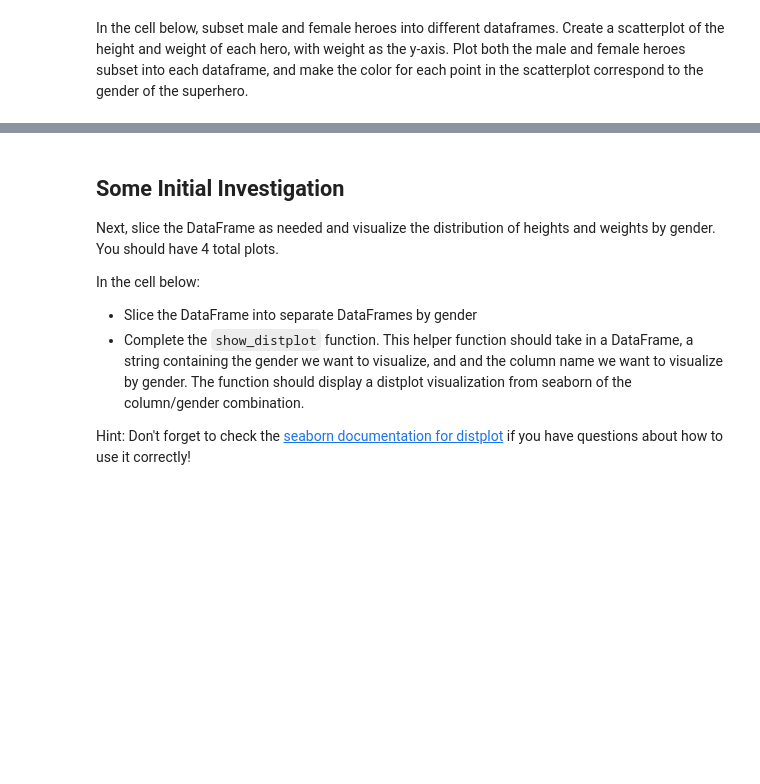
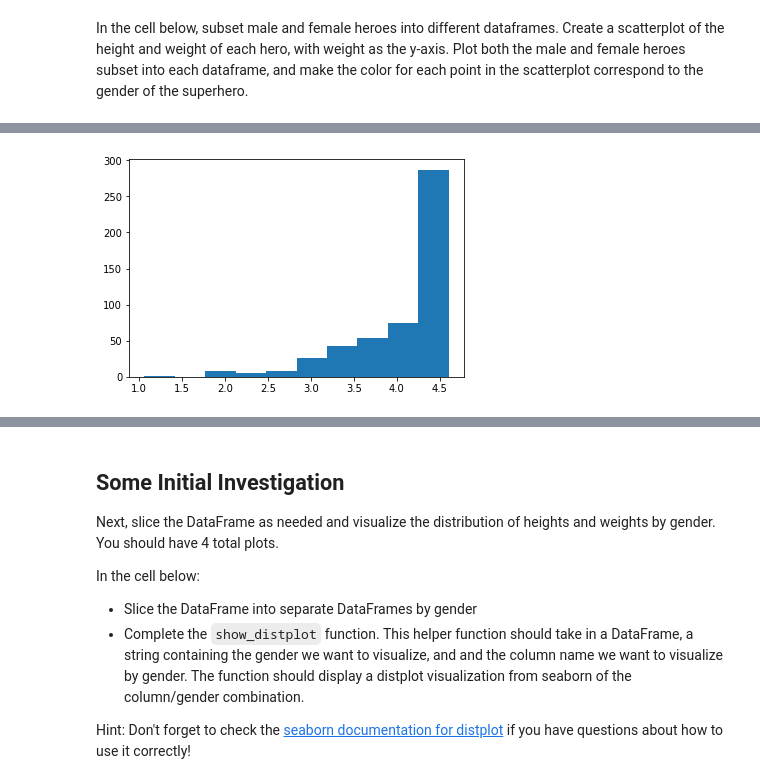
Before and after one commit to erdosn/dsc-1-04-13-project-data-cleaning-data-science, a Jupyter notebook: index.ipynb, the cells around one changed output, grey strips where cells are left out. Saved outputs shown, nothing was run; the diff lists cells and outputs as text; code cells hidden in the pictures; blank space fills up the shorter version.

```diff
--- a/index.ipynb
+++ b/index.ipynb
@@ -393,0 +452,6 @@ In the cell below, subset male and female heroes into different dataframes.  Cre
+# %%
+# normalizing (taking skewed data and making it normal)
+plt.hist(np.log(df.AGE))
+plt.show()
+# %% [output]
+[figure, added]
```
Also changed, not shown: parts of 14 cells of this notebook.
